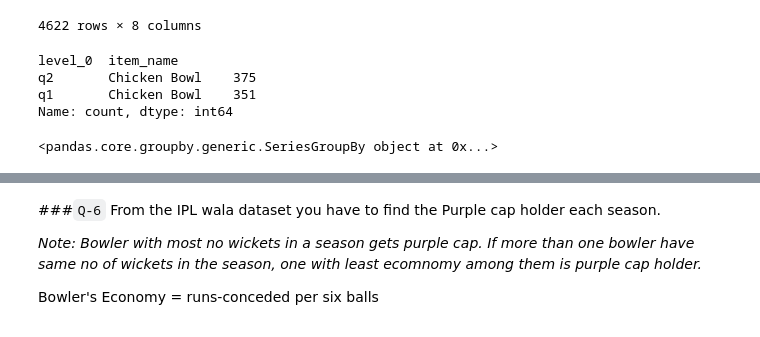
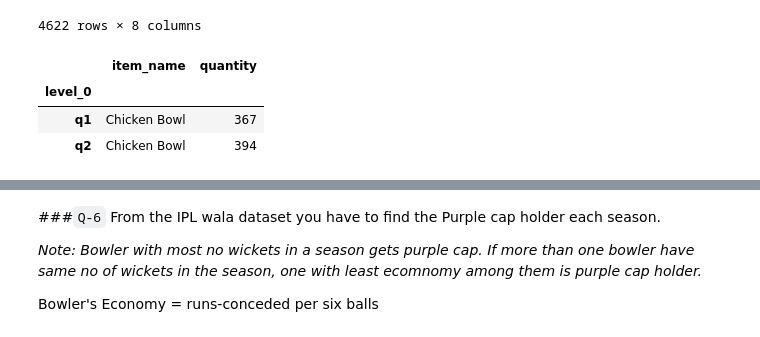
Before and after one commit to Axitk27/Machine-Learning, a Jupyter notebook: DSMP 1.0/Pandas/Exercise/Day 20.ipynb, the cells around one changed output, grey strips where cells are left out. Cells and saved outputs as stored; diff of their text form; code cells hidden in the pictures.

Commit message:
Pandas Case Study with Streamlit

```diff
--- a/DSMP 1.0/Pandas/Exercise/Day 20.ipynb
+++ b/DSMP 1.0/Pandas/Exercise/Day 20.ipynb
@@ -93,16 +93,13 @@ quarter_item
 | 4621 | q2 | 2346 | 1834 | 1 | 20 | 515 | $11.25 | Chicken Salad Bowl |
 4622 rows × 8 columns
 # %%
-quarter_item.groupby(['level_0','item_name'])['item_name'].value_counts().sort_values(ascending = False).head(2)
+quarter_item.groupby(['level_0','item_name'])['quantity'].sum().sort_values(ascending = False).reset_index().groupby('level_0').first()
 # %% [output]
-level_0  item_name
-q2       Chicken Bowl    375
-q1       Chicken Bowl    351
-Name: count, dtype: int64
+|  | item_name | quantity |
+| level_0 |  |  |
+| q1 | Chicken Bowl | 367 |
+| q2 | Chicken Bowl | 394 |
 # %%
 #4
-# quarter_item['item_price'] = quarter_item['item_price'].apply(lambda x : float(x.replace('$','').strip()))
-# quarter_item
-quarter_item.groupby(['level_0','item_name'])['item_price'].sum().reset_index().groupby('level_0').sort_values(ascending = False).head(2)
+quarter_item['item_price'] = quarter_item['item_price'].apply(lambda x : float(x.replace('$','').strip()))
+quarter_item['total_item_price'] = quarter_item['quantity']*quarter_item['item_price']
-# %% [output]
-<pandas.core.groupby.generic.SeriesGroupBy object at 0x...>
```
Also changed, not shown: parts of 25 cells of this notebook, 2 other files.
